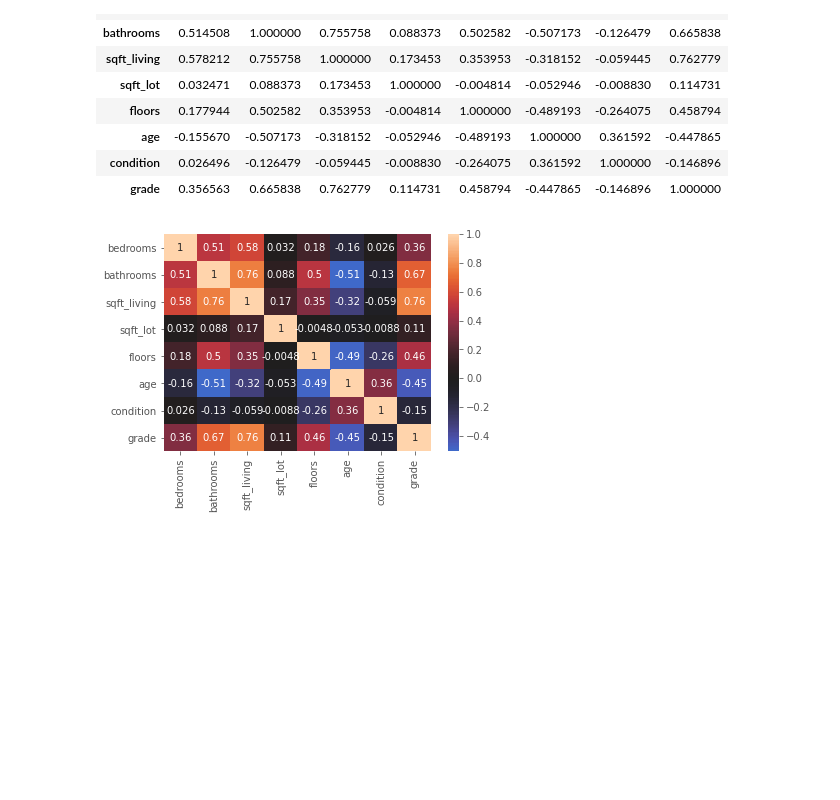
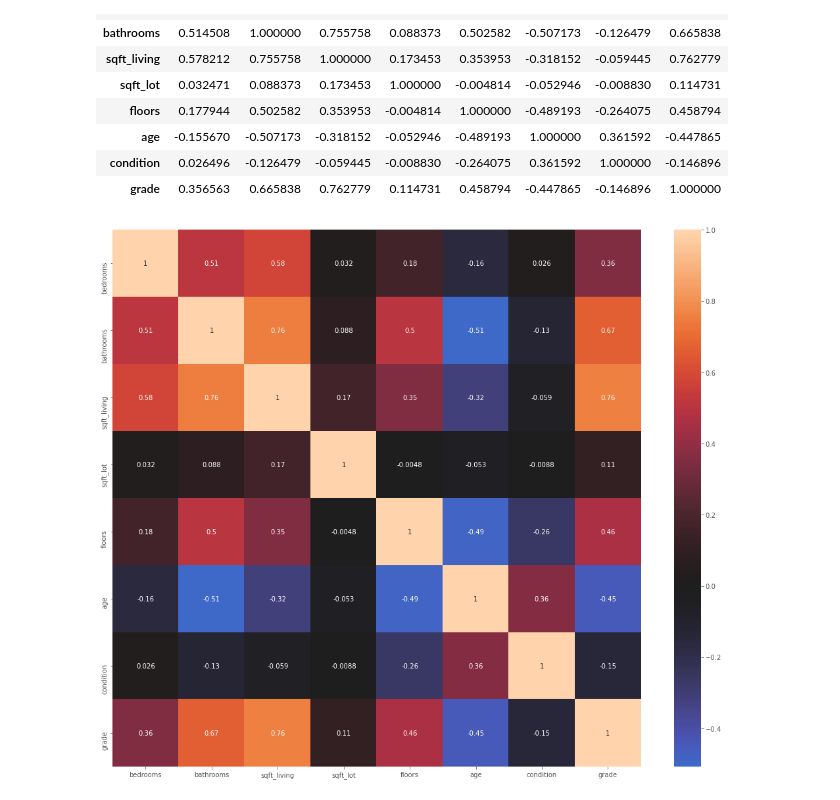
Before and after one commit to SunTzuLombardi/HomeRegression, a Jupyter notebook: HomeRegression.ipynb, the cells around one changed output. Saved outputs shown, nothing was run; the diff lists cells and outputs as text; code cells hidden in the pictures; blank space fills up the shorter version.

Commit message:
midTuesdayChanges figsize

```diff
--- a/HomeRegression.ipynb
+++ b/HomeRegression.ipynb
@@ -492,6 +302,7 @@ corr
 # %%
 #looking for pairwise correlations over .65 is a sign of multicolinearity
 # %%
+plt.figure(figsize=(18,15))
 sns.heatmap(corr, center=0, annot=True);
 # %% [output]
-[figure, old version]
+[figure, new version]
```
Also changed, not shown: parts of 24 cells of this notebook.
